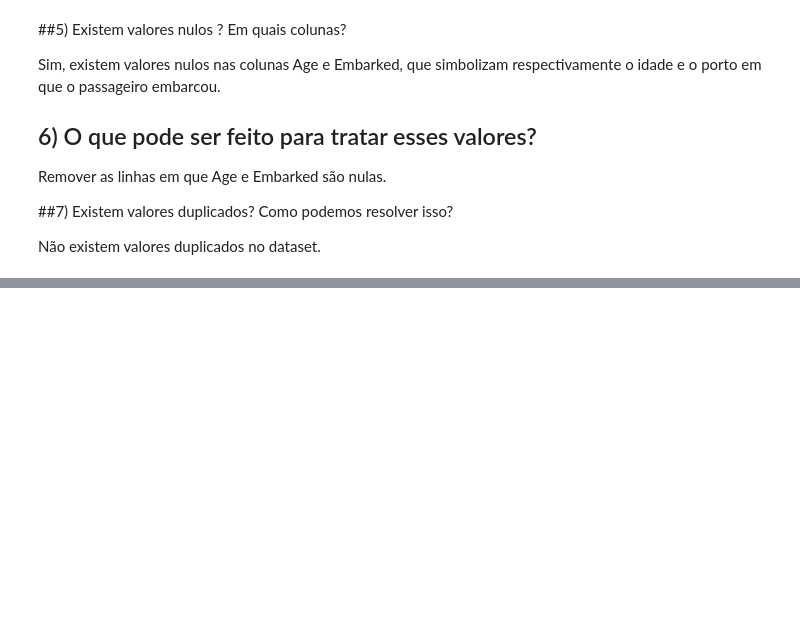
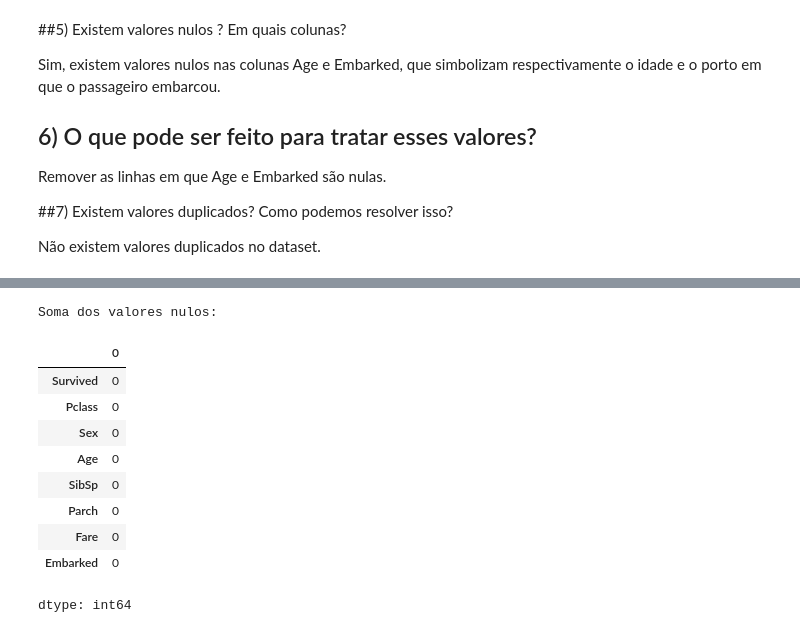
Before and after one commit to Aderson79/dataset_colab, a Jupyter notebook: Titanic_dataset.ipynb, the cells around one changed output, grey strips where cells are left out. Cells and saved outputs as stored; diff of their text form; code cells hidden in the pictures; blank space fills up the shorter version.

```diff
--- a/Titanic_dataset.ipynb
+++ b/Titanic_dataset.ipynb
@@ -156,3 +152,0 @@ df = df.drop(columns=['PassengerId', 'Name', 'Ticket', 'Cabin'])
-# %%
-print("Remover valores duplicados:\n")
-df = df.drop_duplicates()
@@ -175,0 +167,3 @@ Não existem valores duplicados no dataset.
+# %%
+print("Remover colunas desnecessárias")
+df = df.drop(columns=['PassengerId', 'Name', 'Ticket', 'Cabin'], errors='ignore')
@@ -175,0 +177,4 @@ Não existem valores duplicados no dataset.
+# %%
+print("Converter colunas Age e Fare para tipo numérico")
+df['Age'] = pd.to_numeric(df['Age'], errors='coerce')
+df['Fare'] = pd.to_numeric(df['Fare'], errors='coerce')
@@ -175,0 +199,6 @@ Não existem valores duplicados no dataset.
+# %%
+print("Preenchendo valores nulos em 'Age' com a mediana...")
+df['Age'] = df['Age'].fillna(df['Age'].median())
+
+print("Preenchendo valores nulos em 'Fare' com a mediana...")
+df['Fare'] = df['Fare'].fillna(df['Fare'].median())
@@ -175,0 +231,15 @@ Não existem valores duplicados no dataset.
+# %%
+print("Soma dos valores nulos:\n")
+df.isnull().sum()
+# %% [output]
+Soma dos valores nulos:
+|  | 0 |
+| Survived | 0 |
+| Pclass | 0 |
+| Sex | 0 |
+| Age | 0 |
+| SibSp | 0 |
+| Parch | 0 |
+| Fare | 0 |
+| Embarked | 0 |
+dtype: int64
```
Also changed, not shown: parts of 14 cells of this notebook.
